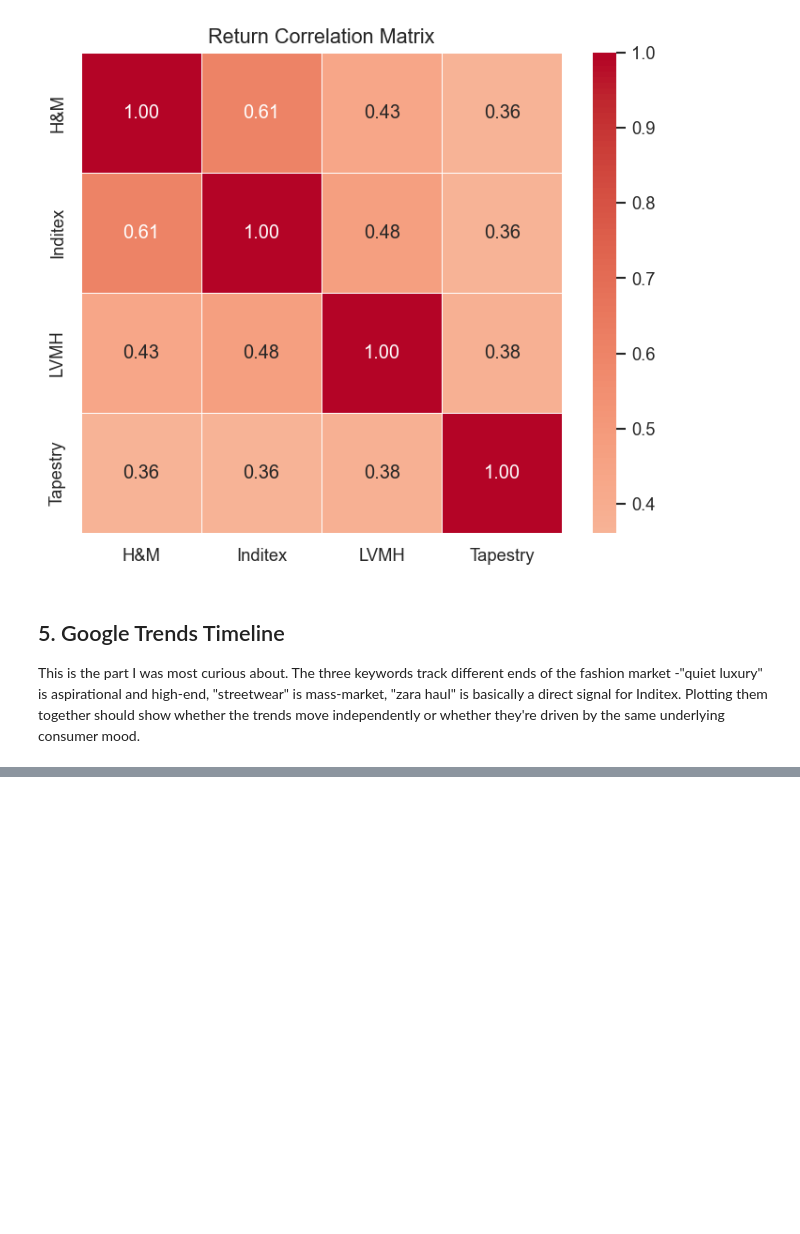
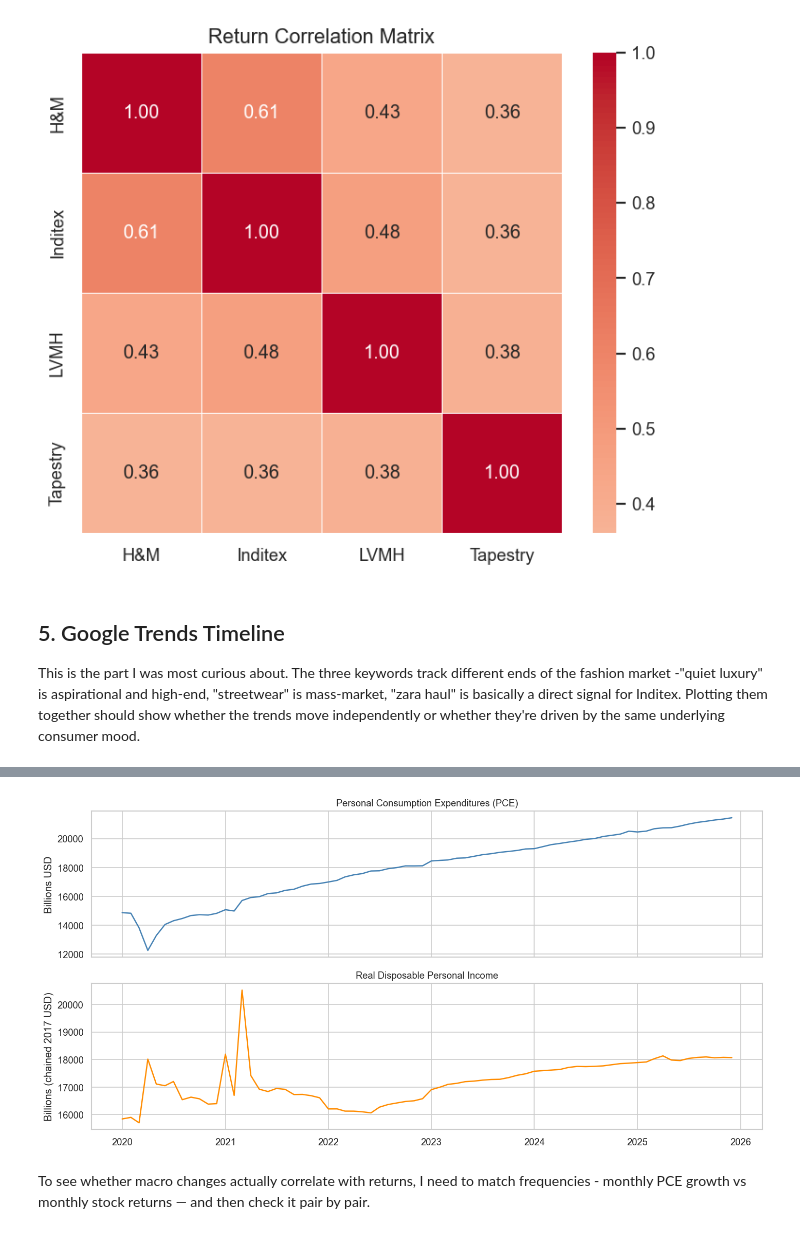
Before and after one commit to radostinaaa/fashion-trends, a Jupyter notebook: 2_eda.ipynb, the cells around one changed output, grey strips where cells are left out. Drawn from its saved outputs; the diff is of its cells as text; code cells hidden in the pictures; blank space fills up the shorter version.

```diff
--- a/2_eda.ipynb
+++ b/2_eda.ipynb
@@ -142,0 +207,19 @@ plt.show()
+# %%
+fig, axes = plt.subplots(2, 1, figsize=(12, 6), sharex=True)
+
+axes[0].plot(macro.index, macro['pce'], color='steelblue', linewidth=1.5)
+axes[0].set_title('Personal Consumption Expenditures (PCE)', fontsize=11)
+axes[0].set_ylabel('Billions USD')
+
+axes[1].plot(macro.index, macro['disposable_income'], color='darkorange', linewidth=1.5)
+axes[1].set_title('Real Disposable Personal Income', fontsize=11)
+axes[1].set_ylabel('Billions (chained 2017 USD)')
+axes[1].xaxis.set_major_locator(mdates.YearLocator())
+axes[1].xaxis.set_major_formatter(mdates.DateFormatter('%Y'))
+
+plt.tight_layout()
+plt.show()
+# %% [output]
+[figure, added]
+# %% [markdown]
+To see whether macro changes actually correlate with returns, I need to match frequencies - monthly PCE growth vs monthly stock returns — and then check it pair by pair.
```
Also changed, not shown: parts of 10 cells of this notebook.
